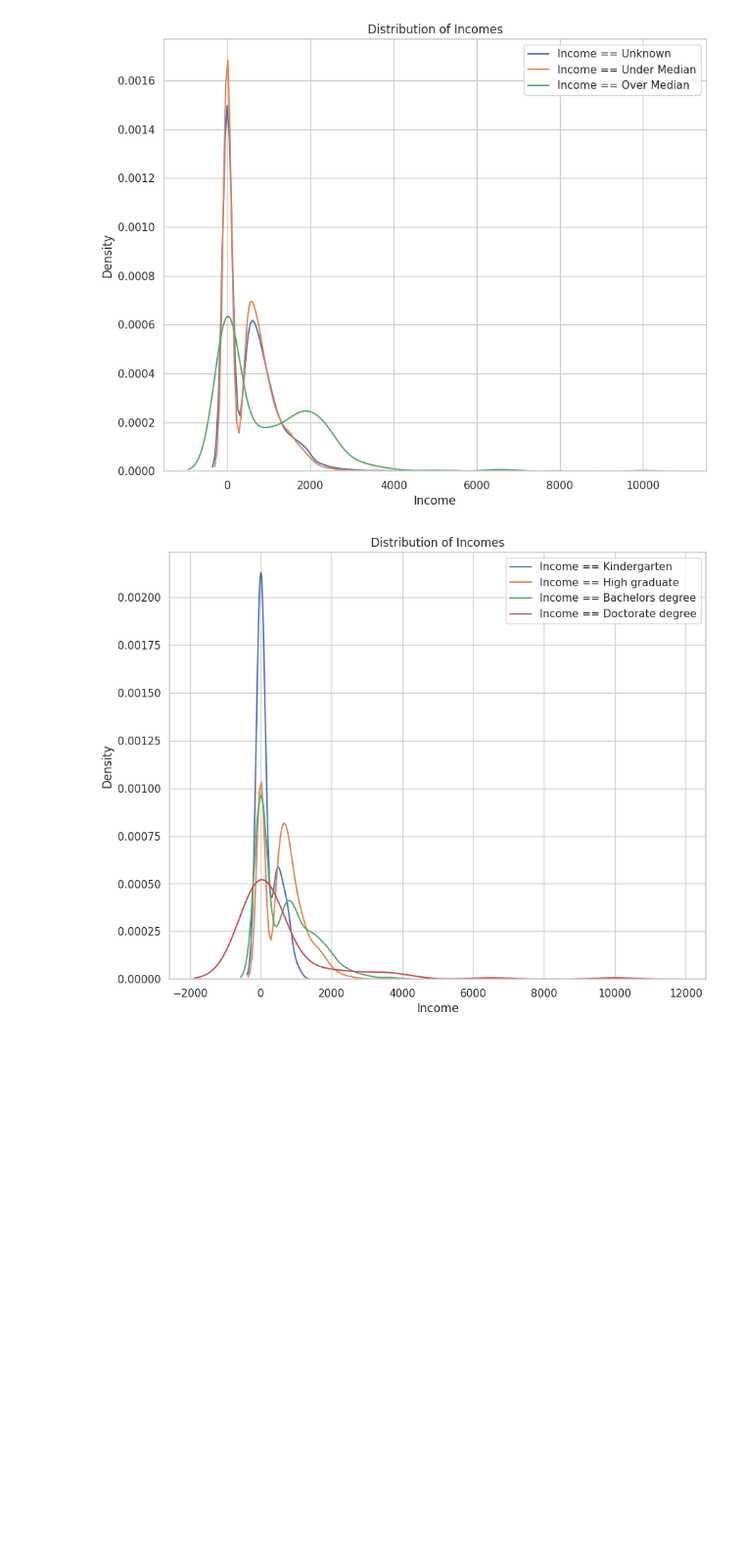
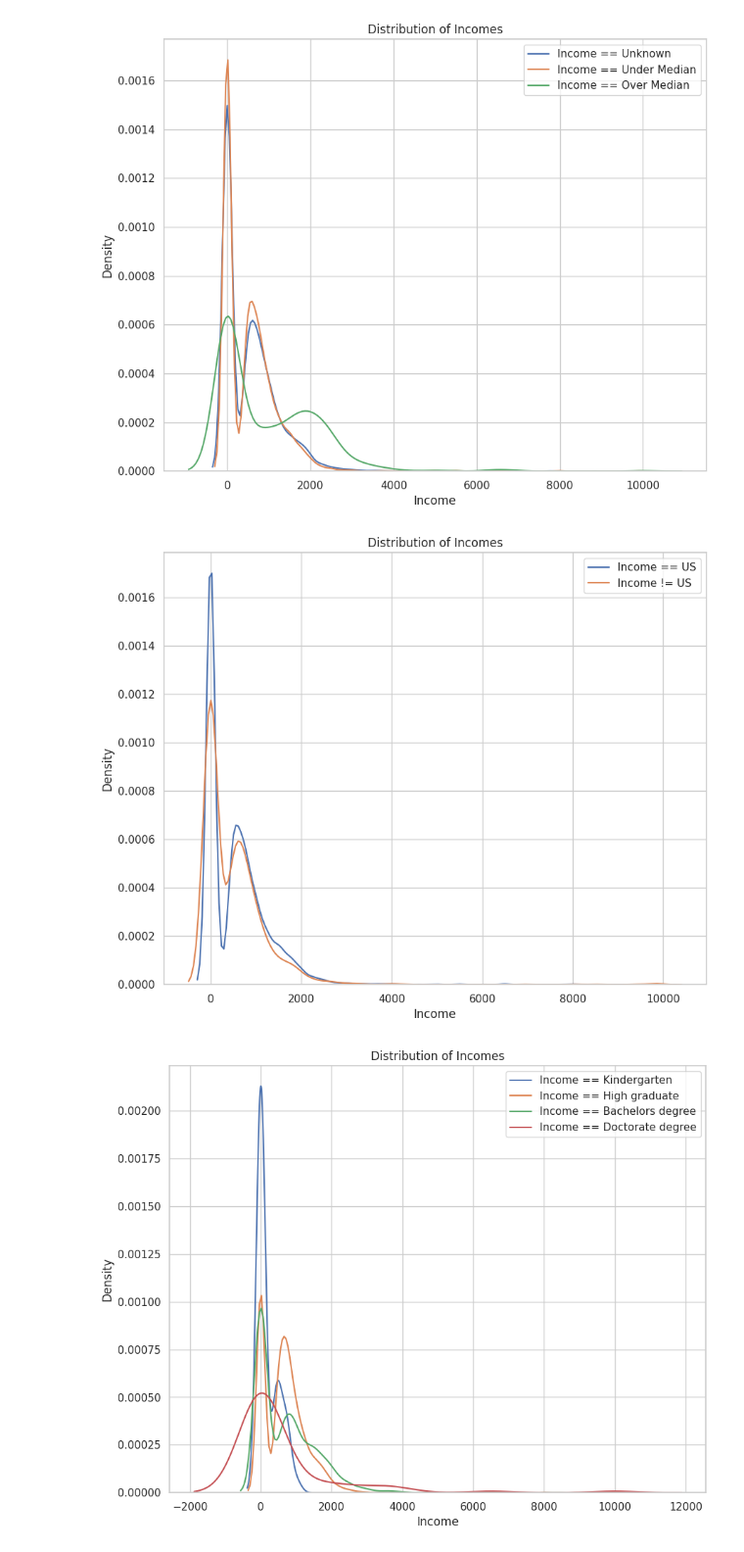
Before and after one commit to mincoder00/INCOME_PREDICT, a Jupyter notebook: INCOME_PREDICT.ipynb, the cells around one changed output. Shown at 98% size. Drawn from its saved outputs; the diff is of its cells as text; code cells hidden in the pictures; blank space fills up the shorter version.

```diff
--- a/INCOME_PREDICT.ipynb
+++ b/INCOME_PREDICT.ipynb
@@ -207,4 +207,16 @@ train.loc[(train['Income_Status']  == 'Unknown'), 'Income_Status'] = 'Under Medi
 test.loc[(test['Income_Status']  == 'Unknown'), 'Income_Status'] = 'Under Median'
 # %% [output]
 [figure]
+# %%
+#10. 미국 출신 여부에 따른 시각화
+plt.figure(figsize=(10, 8))
+sns.kdeplot(train.loc[(train['Birth_Country']  == 'US'), 'Income'], label='Income == US')
+sns.kdeplot(train.loc[(train['Birth_Country']  != 'US'), 'Income'], label='Income != US')
+plt.xlabel('Income')
+plt.ylabel('Density')
+plt.title('Distribution of Incomes')
+plt.legend()
+plt.show()
+# %% [output]
+[figure, added]
 # %%
```
Also changed, not shown: parts of 10 cells of this notebook.
